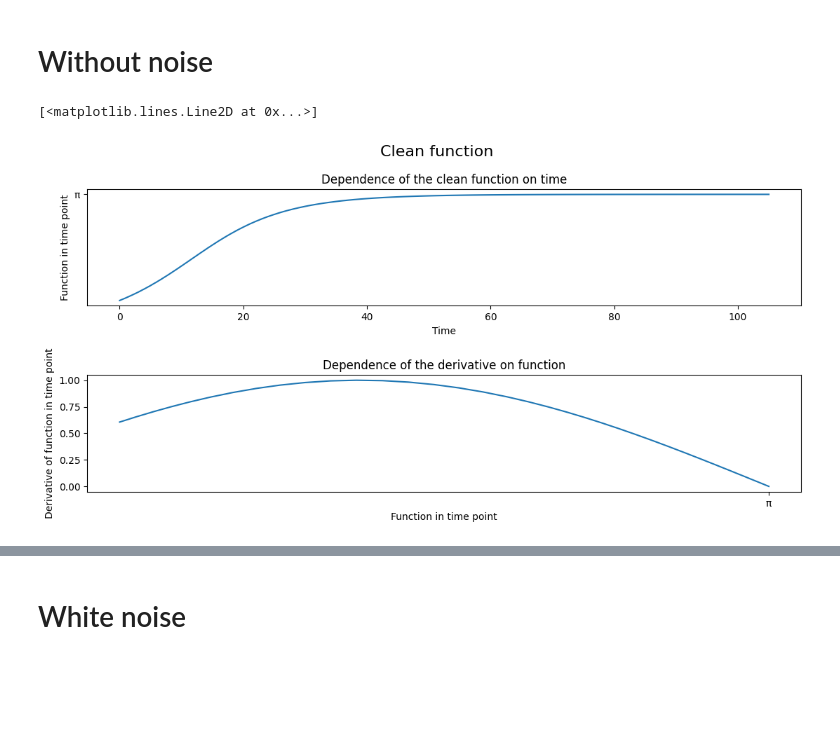
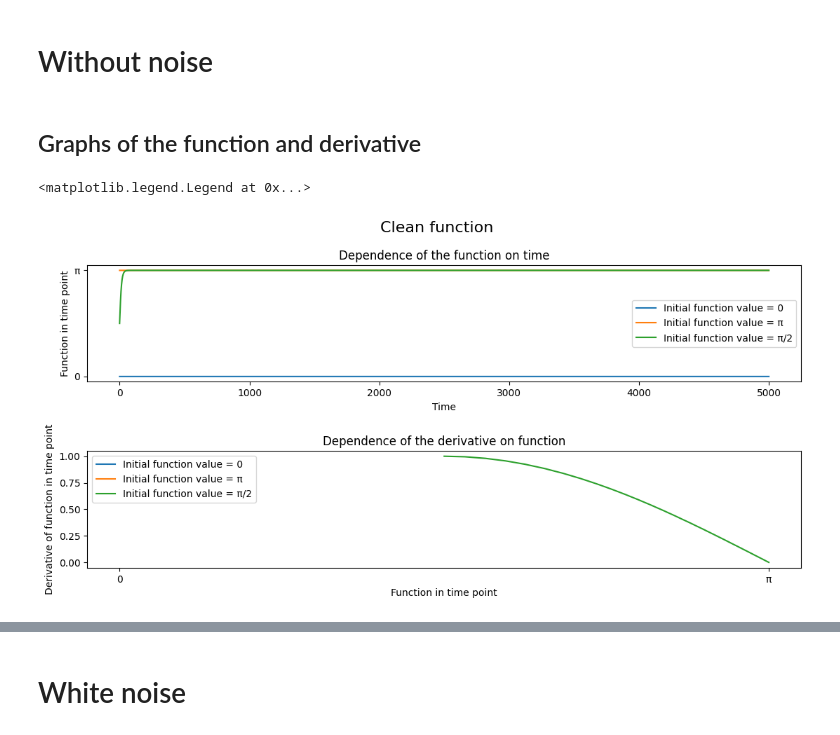
Before and after one commit to HopeMeNow/MDSdiploma, a Jupyter notebook: src/noisesResearch.ipynb, the cells around one changed output, grey strips where cells are left out. Drawn from its saved outputs; the diff is of its cells as text; code cells hidden in the pictures; blank space fills up the shorter version.

```diff
--- a/src/noisesResearch.ipynb
+++ b/src/noisesResearch.ipynb
@@ -131,7 +143,7 @@ def function_next_value(x_t: float, delta: float = 0.1, f_t: float = 0) -> float
   d_t = derivative_next_value(x_t, f_t)
   return x_t + delta*d_t
 # %%
-def get_samples(series_len: int = 105, random_seed: int = 0, noise: MutableSequence[float] = None) -> Tuple:
+def get_samples(series_len: int = series_len, x_t_init: float = 0, random_seed: int = 0, noise: MutableSequence[float] = None, delta: float = 0.1) -> Tuple:
     # """Calculate value of x(t+1) depending on x(t), f(t) and delta t
 
     #   Parameters
@@ -142,6 +154,8 @@ def get_samples(series_len: int = 105, random_seed: int = 0, noise: MutableSeque
     #     Value for random.seed()
     #   noise: MutableSequence[float]
     #     Noise vector
+    #   delta: float
+    #     Increment of the argument
 
     #   Returns
     #   -------
@@ -153,14 +167,13 @@ def get_samples(series_len: int = 105, random_seed: int = 0, noise: MutableSeque
     if noise is None:
         noise = [0 for _ in range(series_len)]
 
-    x_t = np.random.rand()
+    x_t = x_t_init
     x_ts = []
     d_ts = []
     x_ts.append(x_t)
     d_ts.append(derivative_next_value(x_t))
-
-    for t in range(series_len):
-        x_t = function_next_value(x_t, f_t=noise[t])
+    for t in range(1, series_len):
+        x_t = function_next_value(x_t, delta, f_t=noise[t])
         d_t = derivative_next_value(x_t, f_t=noise[t])
         x_ts.append(x_t)
         d_ts.append(d_t)
@@ -174,23 +210,40 @@ random.seed(0)
+# %%
+def set_up_plot(title: str, figsize: Tuple = (12, 6), ticks_range: Tuple = (0, 2)):
+  fig, (ax1, ax2) = plt.subplots(2, 1, figsize=figsize)
+  fig.tight_layout(pad=5.)
+  fig.suptitle(title, fontsize=16)
+
+  ax1.set_yticks(*get_rad_ticks(*ticks_range))
+  ax1.set_title('Dependence of the function on time')
+  ax1.set_xlabel('Time')
+  ax1.set_ylabel('Function in time point')
+
+  ax2.set_xticks(*get_rad_ticks(*ticks_range))
+  ax2.set_title('Dependence of the derivative on function')
+  ax2.set_xlabel('Function in time point')
+  ax2.set_ylabel('Derivative of function in time point')
+
+  return ax1, ax2
 # %% [markdown]
 # Without noise
-# %%
-x_ts, d_ts = get_samples()
-
-fig, (ax1, ax2) = plt.subplots(2, 1, figsize=(12, 6))
-fig.tight_layout(pad=5.)
-fig.suptitle('Clean function', fontsize=16)
-
-ax1.set_yticks(*get_rad_ticks(0, 2))
-ax1.set_title('Dependence of the clean function on time')
-ax1.set_xlabel('Time')
-ax1.set_ylabel('Function in time point')
-ax1.plot(x_ts)
-
-ax2.set_xticks(*get_rad_ticks(0, 2))
-ax2.set_title('Dependence of the derivative on function')
-ax2.set_xlabel('Function in time point')
-ax2.set_ylabel('Derivative of function in time point')
-ax2.plot(x_ts, d_ts)
-# %% [output]
-[<matplotlib.lines.Line2D at 0x...>]
-[figure, removed]
+# %% [markdown]
+## Graphs of the function and derivative
+# %%
+x_ts_0, d_ts_0 = get_samples(x_t_init = 0)
+x_ts_pi, d_ts_pi = get_samples(x_t_init = math.pi)
+x_ts_half_pi, d_ts_half_pi = get_samples(x_t_init = math.pi/2)
+
+ax1, ax2 = set_up_plot('Clean function')
+
+ax1.plot(x_ts_0, label='Initial function value = 0')
+ax1.plot(x_ts_pi, label='Initial function value = π')
+ax1.plot(x_ts_half_pi, label='Initial function value = π/2')
+ax1.legend()
+
+ax2.plot(x_ts_0, d_ts_0, label='Initial function value = 0')
+ax2.plot(x_ts_pi, d_ts_pi, label='Initial function value = π')
+ax2.plot(x_ts_half_pi, d_ts_half_pi, label='Initial function value = π/2')
+ax2.legend()
+# %% [output]
+<matplotlib.legend.Legend at 0x...>
+[figure, added]
```
Also changed, not shown: parts of 32 cells of this notebook, 2 other files.
